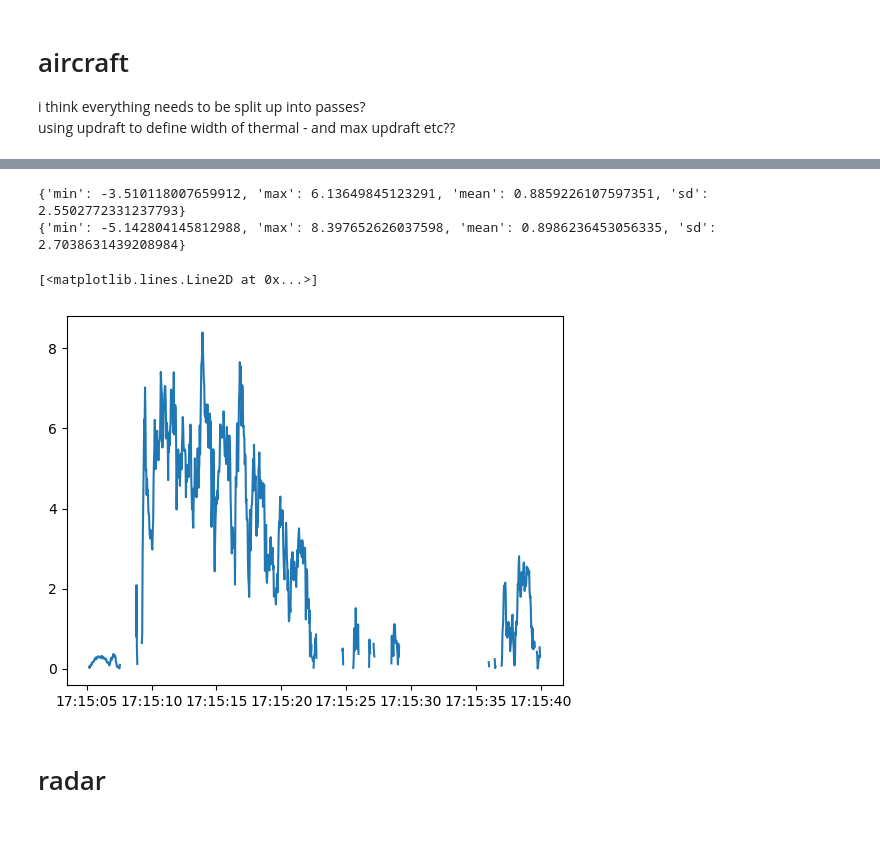
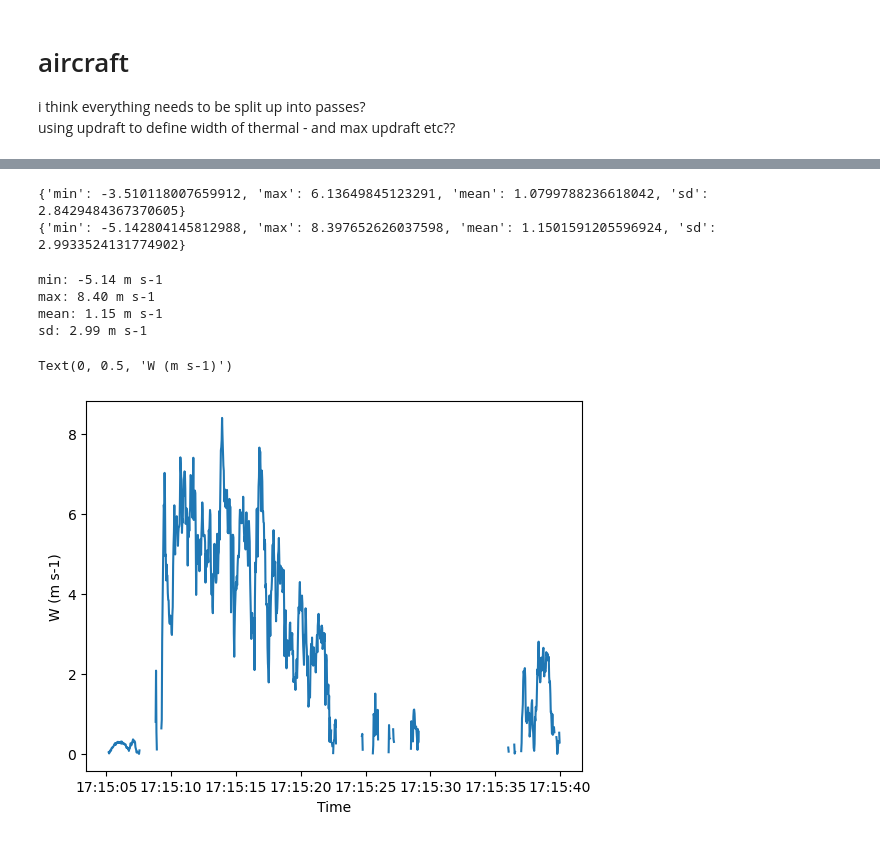
Before and after one commit to ezriri/simple-graupel-model, a Jupyter notebook: DCMEX_tuning.ipynb, the cells around one changed output, grey strips where cells are left out. Drawn from its saved outputs; the diff is of its cells as text; code cells hidden in the pictures.

```diff
--- a/DCMEX_tuning.ipynb
+++ b/DCMEX_tuning.ipynb
@@ -185,8 +186,6 @@ faam_pth_high = date_dict['faam_core_high']
 mo_path = date_dict['mo_non_core_1hz']
 mo_path_64hz = date_dict['mo_non_core']
 # %%
-start_times_buf, end_times_buf = cloud_pass_time(mo_path_64hz, sec_buffer=10)
-
 ### cloud droplet concentration #######################################
 new_cdp_high_rate = make_cdp_conc(date_dict, file_name = 'cloud_physics') # this has no averaging
 new_cdp_1hz = make_cdp_conc(date_dict, file_name = 'cloud_physics_1hz')
@@ -200,8 +199,8 @@ w_1hz = w.resample(time='1s').mean(skipna=True)
 
 
 ## faam alt + temp + tas + w - this is default 1hz, cba to change to higher one
-alt_unit, alt_longname, alt = get_nc_variable(faam_pth, 'ALT_GIN')
-temp_unit, temp_longname, temp = get_nc_variable(faam_pth, 'TAT_DI_R')
+alt_unit, alt_longname, alt = get_nc_variable(faam_pth_high, 'ALT_GIN')
+temp_unit, temp_longname, temp = get_nc_variable(faam_pth_high, 'TAT_DI_R')
 temp_c = temp - 273.15
 temp_c_unit ='C'
 tas_unit, tas_longname, tas = get_nc_variable(faam_pth, 'TAS_RVSM')
@@ -211,12 +210,14 @@ faam_w_unit, faam_w_longname, faam_w = get_nc_variable(faam_pth, 'W_C')
 faam_w = faam_w.rename({'Time': 'time'})
 
 # other wind components
-faam_u_unit, faam_u_longname, faam_u = get_nc_variable(faam_pth, 'U_C')
+faam_u_unit, faam_u_longname, faam_u = get_nc_variable(faam_pth_high, 'U_C')
 faam_u = faam_u.rename({'Time': 'time'})
-u = faam_u.compute() * units('m/s')
-faam_v_unit, faam_v_longname, faam_v = get_nc_variable(faam_pth, 'V_C')
+u_flat, u_time_high = flatten_20hz_variable(faam_u)
+u = u_flat.compute() * units('m/s')
+faam_v_unit, faam_v_longname, faam_v = get_nc_variable(faam_pth_high, 'V_C')
 faam_v = faam_v.rename({'Time': 'time'})
-v = faam_v.compute() * units('m/s')
+v_flat, v_time_high = flatten_20hz_variable(faam_v)
+v = v_flat.compute() * units('m/s')
 uv_wind_direction = wind_direction(u, v, convention="from") # where wind coming from
 uv_wind_speed = wind_speed(u, v)
 
@@ -225,6 +226,10 @@ faam_w_unit_high, faam_w_longname_high, faam_w_high = get_nc_variable(faam_pth_h
 faam_w_high = faam_w_high.rename({'Time': 'time'})
 w_high_flat, w_time_high = flatten_20hz_variable(faam_w_high)
 
+tas_unit_high, tas_longname_high, tas_high = get_nc_variable(faam_pth_high, 'TAS_RVSM')
+tas_high = tas_high.rename({'Time': 'time'})
+tas_flat, tas_time_high = flatten_20hz_variable(tas_high)
+
 LWC_unit, LWC_longname, LWC = mo_mean(mo_path, ('LWC1','LWC2'))
 
 LWC_unit_64hz, LWC_longname_64hz, LWC_64hz = mo_mean(mo_path_64hz, ('LWC1','LWC2'))
@@ -239,4 +244,6 @@ combined_dic = {
     'alt_gin': {'data': alt, 'unit': alt_unit, 'time': alt['Time'].values, 'colour': 'tab:red', 'label' : 'Alt'},
     'temp': {'data': temp_c, 'unit': temp_c_unit, 'time': temp_c['Time'].values, 'colour': 'tab:purple', 'label' : 'Temp'},
     'mean_LWC': {'data': LWC, 'unit': LWC_unit, 'time': LWC['Time'].values, 'colour': 'crimson', 'label' : 'LWC 1hz'},
-    'mean_LWC_64hz': {'data': LWC_64hz, 'unit': LWC_unit_64hz, 'time': LWC_64hz['Time'].values, 'colour': 'purple', 'label' : 'LWC 64hz'}}
+    'mean_LWC_64hz': {'data': LWC_64hz, 'unit': LWC_unit_64hz, 'time': LWC_64hz['Time'].values, 'colour': 'purple', 'label' : 'LWC 64hz'},
+    'tas': {'data': tas, 'unit': tas_unit, 'time': tas['time'].values, 'colour': 'orange', 'label' : 'TAS'},
+    'tas_high': {'data': tas_flat, 'unit': tas_unit_high, 'time': tas_time_high, 'colour': 'darkorange', 'label' : 'TAS 32hz'}}
@@ -243,4 +252,6 @@ combined_dic = {
 # %%
+start_times_buf, end_times_buf = cloud_pass_time(mo_path_64hz, sec_buffer=5)
+
 # slice by cloud pass?
 a_time_idx = 8
 dt_start = start_times_buf[a_time_idx]
@@ -287,14 +298,23 @@ stats_high = {
 print(stats)
 print(stats_high)
 # %% [output]
-{'min': -3.510118007659912, 'max': 6.13649845123291, 'mean': 0.8859226107597351, 'sd': 2.5502772331237793}
-{'min': -5.142804145812988, 'max': 8.397652626037598, 'mean': 0.8986236453056335, 'sd': 2.7038631439208984}
+{'min': -3.510118007659912, 'max': 6.13649845123291, 'mean': 1.0799788236618042, 'sd': 2.8429484367370605}
+{'min': -5.142804145812988, 'max': 8.397652626037598, 'mean': 1.1501591205596924, 'sd': 2.9933524131774902}
+# %%
+for key in stats_high:
+    print(f"{key}: {stats_high[key]:.2f} {sliced_dic['w_faam_high']['unit']}")
+# %% [output]
+min: -5.14 m s-1
+max: 8.40 m s-1
+mean: 1.15 m s-1
+sd: 2.99 m s-1
 # %%
 w_faam_high = sliced_dic['w_faam_high']['data']
 w_faam_high_masked = w_faam_high.where(w_faam_high >= 0)
+#plt.plot(sliced_dic['w_faam_high']['time'], w_faam_high)
 plt.plot(sliced_dic['w_faam_high']['time'], w_faam_high_masked)
+plt.xlabel("Time")
+plt.ylabel(f"W ({sliced_dic['w_faam_high']['unit']})")
 # %% [output]
-[<matplotlib.lines.Line2D at 0x...>]
+Text(0, 0.5, 'W (m s-1)')
-[figure, old version]
+[figure, new version]
-# %% [markdown]
-# radar
```
Also changed, not shown: parts of 38 cells of this notebook, 14 other files.
